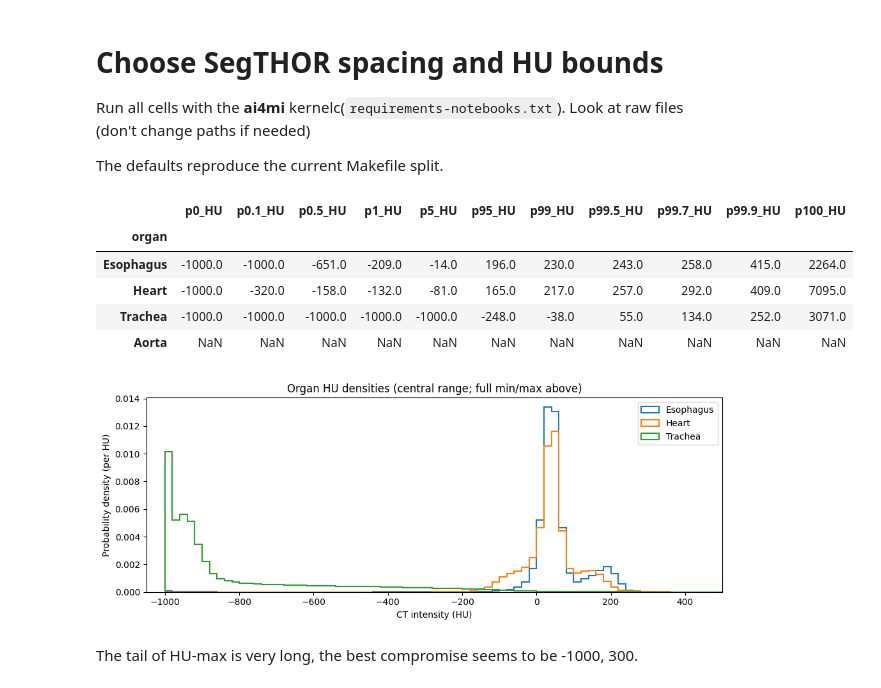
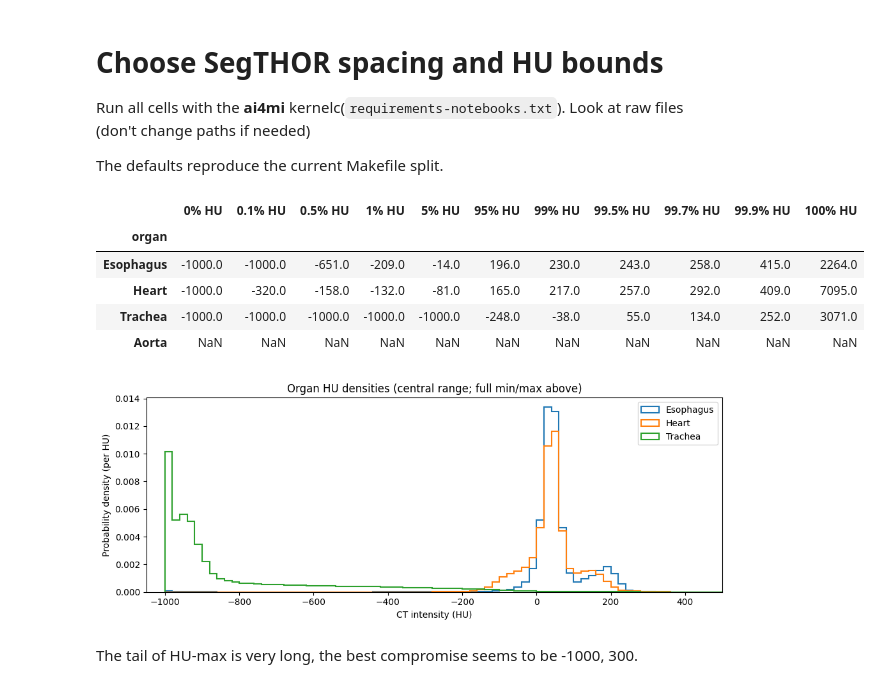
Before and after one commit to juliaBelloni/ai4mi_project, a Jupyter notebook: preprocessing_params.ipynb, the cells around one changed output. Drawn from its saved outputs; the diff is of its cells as text; code cells hidden in the pictures.

```diff
--- a/preprocessing_params.ipynb
+++ b/preprocessing_params.ipynb
@@ -24,30 +24,30 @@ organ_values = {k: np.concatenate(v) for k, v in organ_values.items()}
 # %%
 percentiles = [0.0, 0.1, 0.5, 1, 5, 95, 99, 99.5,99.7, 99.9, 100]
 
 display(pd.DataFrame([
     {
         'organ': ORGANS[k],
-        **{f'{p:g}%_HU': np.percentile(v, p) if v.size else np.nan
+        **{f'{p:g}% HU': np.percentile(v, p) if v.size else np.nan
            for p in percentiles},
     }
     for k, v in organ_values.items()
 ]).set_index('organ'))
 
 present = {ORGANS[k]: v for k, v in organ_values.items() if v.size}
 bins = np.arange(min(v.min() for v in present.values()),
                  max(v.max() for v in present.values()) + 20, 20)
 plt.figure(figsize=(10, 4))
 for organ, values in present.items():
     plt.hist(values, bins=bins, density=True, histtype='step', linewidth=1.5, label=organ)
 plt.xlabel('CT intensity (HU)')
 plt.ylabel('Probability density (per HU)')
 plt.xlim(-1050, 500)  # lets not show the full tail.
 plt.title('Organ HU densities (central range; full min/max above)')
 plt.legend()
 plt.tight_layout()
 plt.show()
 # %% [output]
-|  | p0_HU | p0.1_HU | p0.5_HU | p1_HU | p5_HU | p95_HU | p99_HU | p99.5_HU | p99.7_HU | p99.9_HU | p100_HU |
+|  | 0% HU | 0.1% HU | 0.5% HU | 1% HU | 5% HU | 95% HU | 99% HU | 99.5% HU | 99.7% HU | 99.9% HU | 100% HU |
 | organ |  |  |  |  |  |  |  |  |  |  |  |
 | Esophagus | -1000.0 | -1000.0 | -651.0 | -209.0 | -14.0 | 196.0 | 230.0 | 243.0 | 258.0 | 415.0 | 2264.0 |
 | Heart | -1000.0 | -320.0 | -158.0 | -132.0 | -81.0 | 165.0 | 217.0 | 257.0 | 292.0 | 409.0 | 7095.0 |
```
